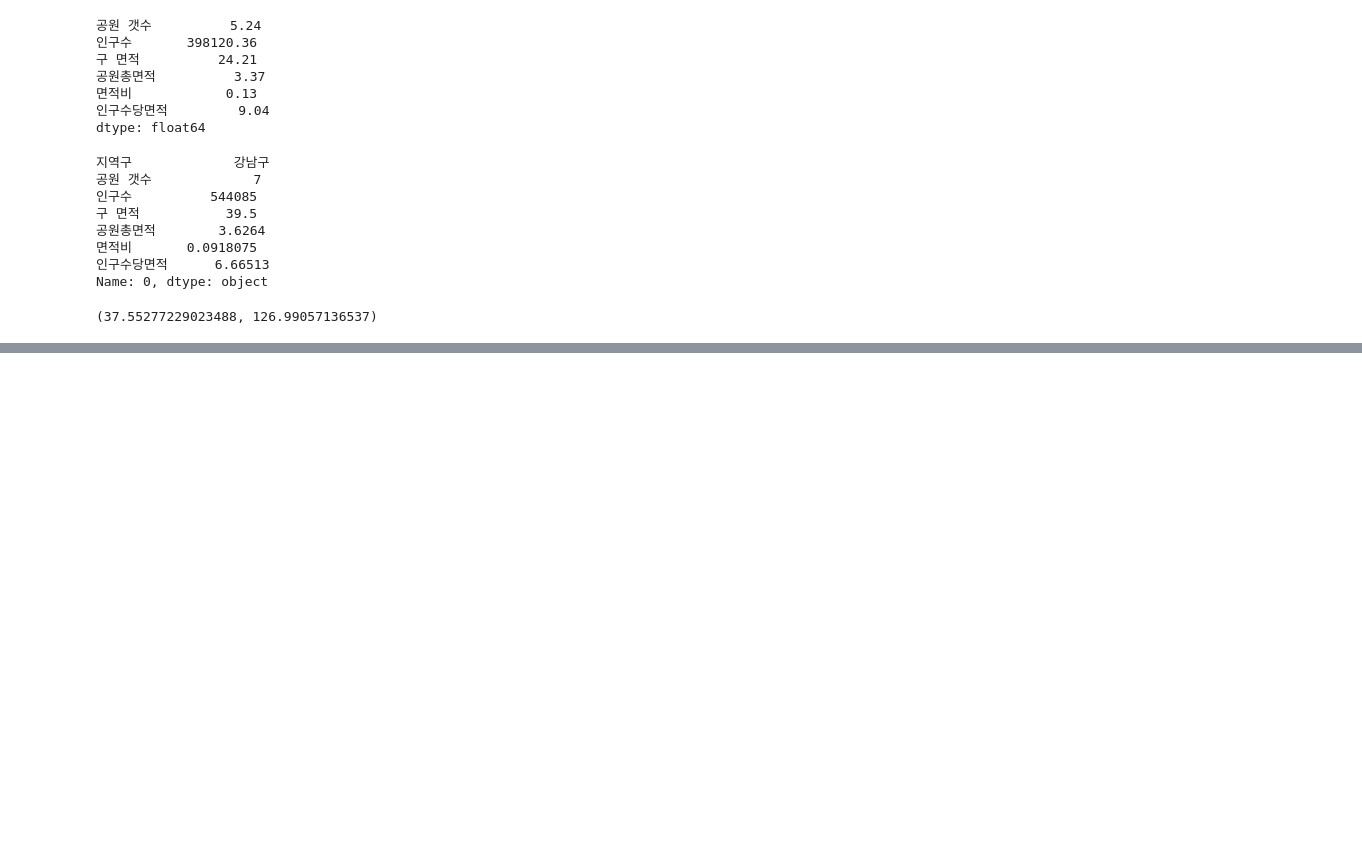
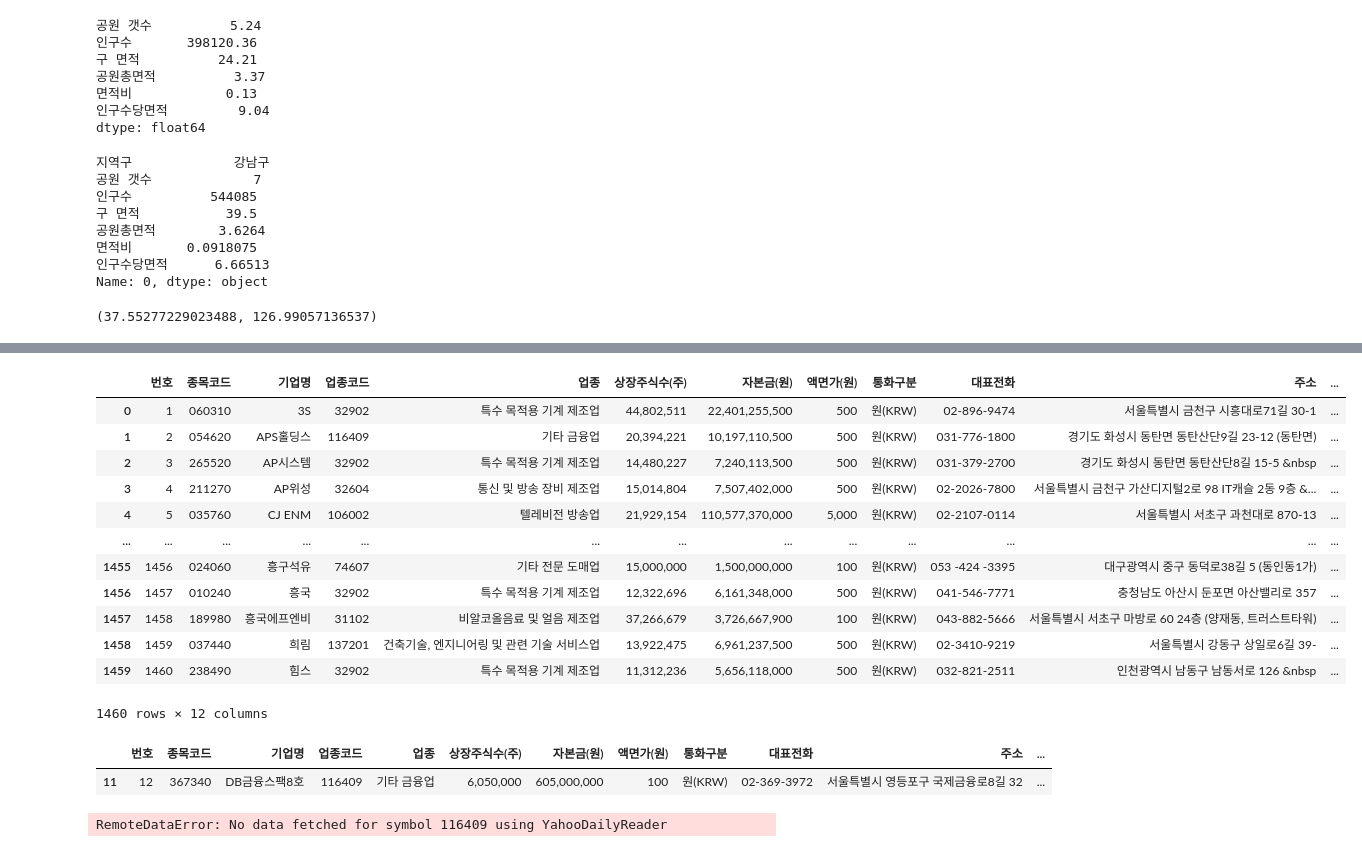
Before and after one commit to Wootae94/Flask-Web, a Jupyter notebook: 02.DataAnalysis/tmp.ipynb, the cells around one changed output, grey strips where cells are left out. Cells and saved outputs as stored; diff of their text form; code cells hidden in the pictures; blank space fills up the shorter version.

```diff
--- a/02.DataAnalysis/tmp.ipynb
+++ b/02.DataAnalysis/tmp.ipynb
@@ -152,3 +152,25 @@ loc = 'Corpus Christi'
 map
 # %% [output]
 [interactive output not drawn]
+# %%
+kosdaq = pd.read_csv('./static/data/KOSDAQ.csv', dtype={'종목코드': str})
+kosdaq
+# %% [output]
+|  | 번호 | 종목코드 | 기업명 | 업종코드 | 업종 | 상장주식수(주) | 자본금(원) | 액면가(원) | 통화구분 | 대표전화 | 주소 | ... |
+| 0 | 1 | 060310 | 3S | 32902 | 특수 목적용 기계 제조업 | 44,802,511 | 22,401,255,500 | 500 | 원(KRW) | 02-896-9474 | 서울특별시 금천구 시흥대로71길 30-1 | ... |
+| 1 | 2 | 054620 | APS홀딩스 | 116409 | 기타 금융업 | 20,394,221 | 10,197,110,500 | 500 | 원(KRW) | 031-776-1800 | 경기도 화성시 동탄면 동탄산단9길 23-12 (동탄면) | ... |
+| 2 | 3 | 265520 | AP시스템 | 32902 | 특수 목적용 기계 제조업 | 14,480,227 | 7,240,113,500 | 500 | 원(KRW) | 031-379-2700 | 경기도 화성시 동탄면 동탄산단8길 15-5 &nbsp | ... |
+| 3 | 4 | 211270 | AP위성 | 32604 | 통신 및 방송 장비 제조업 | 15,014,804 | 7,507,402,000 | 500 | 원(KRW) | 02-2026-7800 | 서울특별시 금천구 가산디지털2로 98 IT캐슬 2동 9층 &... | ... |
+| 4 | 5 | 035760 | CJ ENM | 106002 | 텔레비전 방송업 | 21,929,154 | 110,577,370,000 | 5,000 | 원(KRW) | 02-2107-0114 | 서울특별시 서초구 과천대로 870-13 | ... |
+| ... | ... | ... | ... | ... | ... | ... | ... | ... | ... | ... | ... | ... |
+| 1455 | 1456 | 024060 | 흥구석유 | 74607 | 기타 전문 도매업 | 15,000,000 | 1,500,000,000 | 100 | 원(KRW) | 053 -424 -3395 | 대구광역시 중구 동덕로38길 5 (동인동1가) | ... |
+| 1456 | 1457 | 010240 | 흥국 | 32902 | 특수 목적용 기계 제조업 | 12,322,696 | 6,161,348,000 | 500 | 원(KRW) | 041-546-7771 | 충청남도 아산시 둔포면 아산밸리로 357 | ... |
+| 1457 | 1458 | 189980 | 흥국에프엔비 | 31102 | 비알코올음료 및 얼음 제조업 | 37,266,679 | 3,726,667,900 | 100 | 원(KRW) | 043-882-5666 | 서울특별시 서초구 마방로 60 24층 (양재동, 트러스트타워) | ... |
+| 1458 | 1459 | 037440 | 희림 | 137201 | 건축기술, 엔지니어링 및 관련 기술 서비스업 | 13,922,475 | 6,961,237,500 | 500 | 원(KRW) | 02-3410-9219 | 서울특별시 강동구 상일로6길 39- | ... |
+| 1459 | 1460 | 238490 | 힘스 | 32902 | 특수 목적용 기계 제조업 | 11,312,236 | 5,656,118,000 | 500 | 원(KRW) | 032-821-2511 | 인천광역시 남동구 남동서로 126 &nbsp | ... |
+1460 rows × 12 columns
+# %%
+kosdaq[kosdaq['기업명']=='DB금융스팩8호']
+# %% [output]
+|  | 번호 | 종목코드 | 기업명 | 업종코드 | 업종 | 상장주식수(주) | 자본금(원) | 액면가(원) | 통화구분 | 대표전화 | 주소 | ... |
+| 11 | 12 | 367340 | DB금융스팩8호 | 116409 | 기타 금융업 | 6,050,000 | 605,000,000 | 100 | 원(KRW) | 02-369-3972 | 서울특별시 영등포구 국제금융로8길 32 | ... |
@@ -154,0 +187,5 @@ map
+# %%
+stock_data = pdr.DataReader(116409, data_source='yahoo', start=start_learn, end=end_learn)
+df = pd.DataFrame({'ds': stock_data.index, 'y': stock_data.Close})
+# %% [output]
+RemoteDataError: No data fetched for symbol 116409 using YahooDailyReader
```
Also changed, not shown: parts of 3 cells of this notebook, 52 other files.
